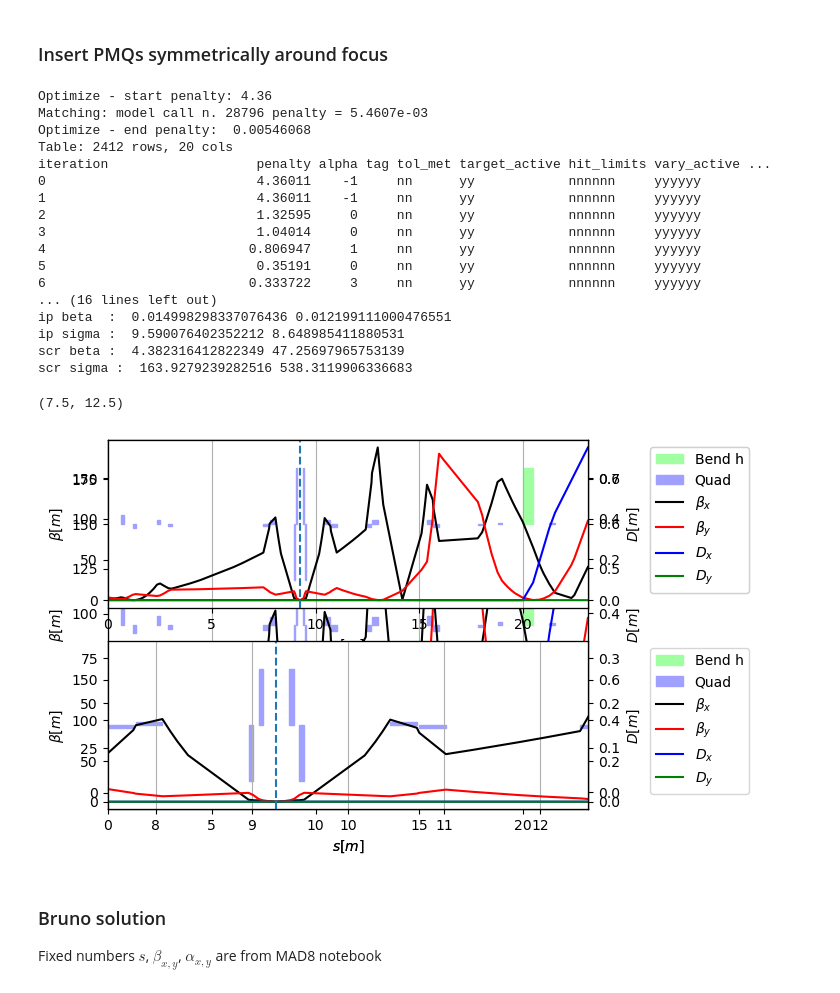
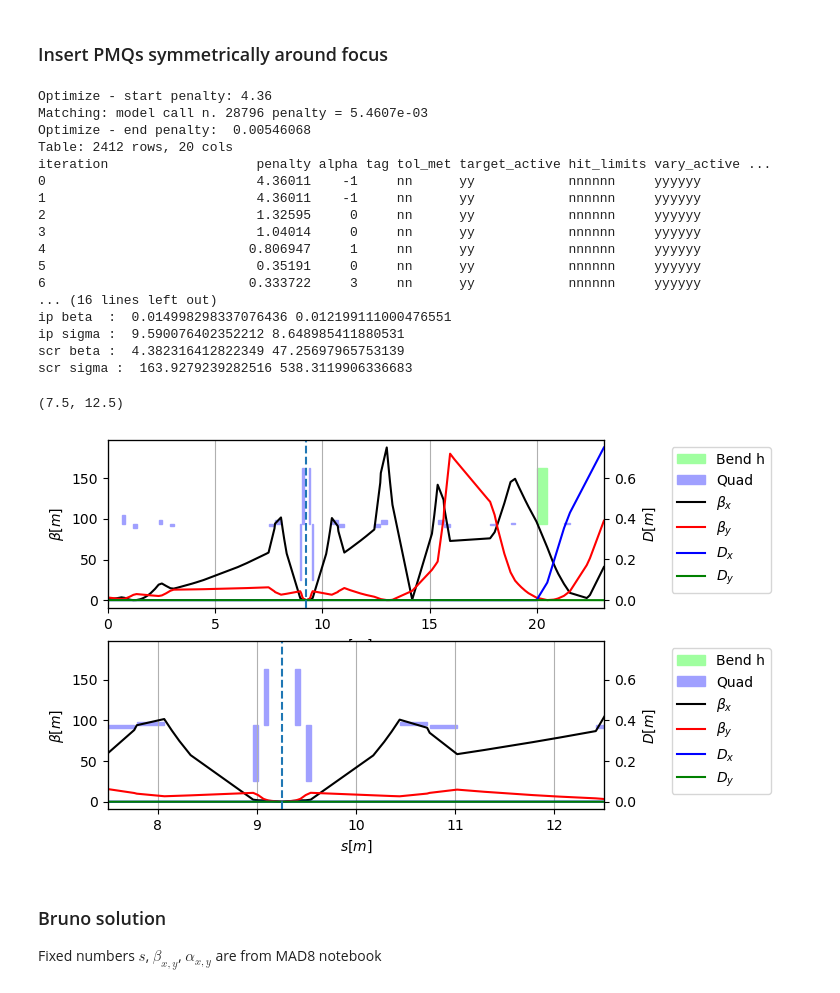
Before and after one commit to stewartboogert/pyclara, a Jupyter notebook: Notebooks/PMQ_XSuite.ipynb, the cells around one changed output. Drawn from its saved outputs; the diff is of its cells as text; code cells hidden in the pictures.

Commit message:
Update plot for PMQ solution

```diff
--- a/Notebooks/PMQ_XSuite.ipynb
+++ b/Notebooks/PMQ_XSuite.ipynb
@@ -348,36 +348,35 @@ print("scr beta : ",scr_betx, scr_bety)
 print("scr sigma : ", np.sqrt(epsilon*scr_betx)/1e-6, np.sqrt(epsilon*scr_bety)/1e-6)
 
 t_pmq = l.twiss(method="4d",init=t0)
-t_pmq.plot()
 
 ax = plt.subplot(2,1,1)
 t_pmq.plot(ax=ax)
 plt.axvline(ip_s,ls="--")
 
 ax = plt.subplot(2,1,2)
 t_pmq.plot(ax=ax)
 plt.axvline(ip_s,ls="--")
 plt.xlim(7.5,12.5)
 # %% [output]
 Optimize - start penalty: 4.36
 Matching: model call n. 28796 penalty = 5.4607e-03
 Optimize - end penalty:  0.00546068
 Table: 2412 rows, 20 cols
 iteration                   penalty alpha tag tol_met target_active hit_limits vary_active ...
 0                           4.36011    -1     nn      yy            nnnnnn     yyyyyy
 1                           4.36011    -1     nn      yy            nnnnnn     yyyyyy
 2                           1.32595     0     nn      yy            nnnnnn     yyyyyy
 3                           1.04014     0     nn      yy            nnnnnn     yyyyyy
 4                          0.806947     1     nn      yy            nnnnnn     yyyyyy
 5                           0.35191     0     nn      yy            nnnnnn     yyyyyy
 6                          0.333722     3     nn      yy            nnnnnn     yyyyyy
 ... (16 lines left out)
 ip beta  :  0.014998298337076436 0.012199111000476551
 ip sigma :  9.590076402352212 8.648985411880531
 scr beta :  4.382316412822349 47.25697965753139
 scr sigma :  163.9279239282516 538.3119906336683
 (7.5, 12.5)
-[figure, old version]
+[figure, new version]
 # %% [markdown]
 ### Bruno solution
 
```
